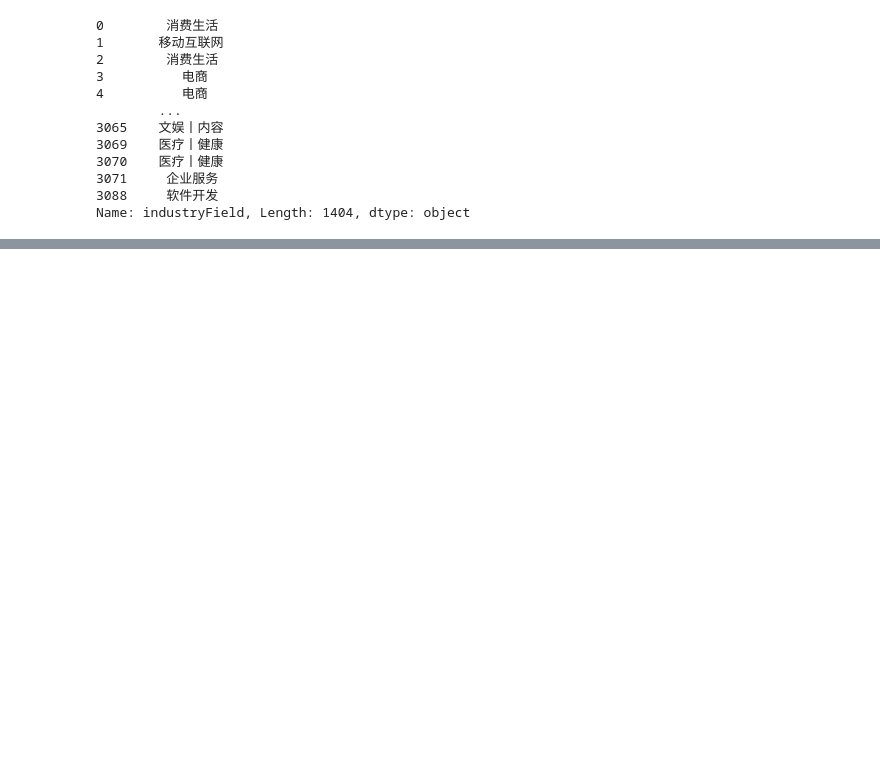
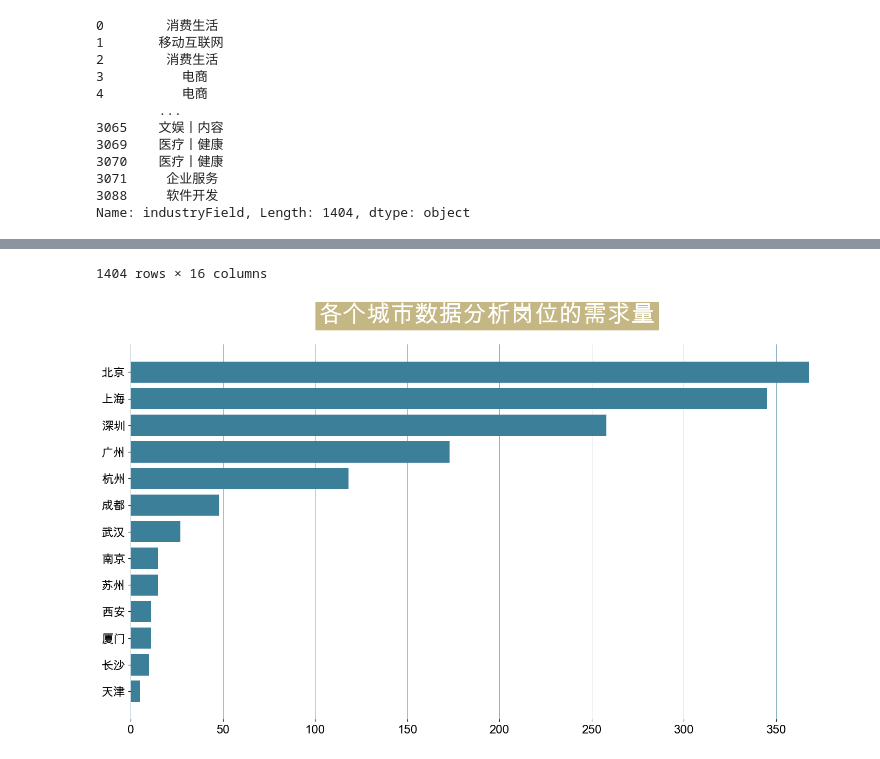
Before and after one commit to darrenli6/learnpy, a Jupyter notebook: machineL/dataAnalysis/index.ipynb, the cells around one changed output, grey strips where cells are left out. Drawn from its saved outputs; the diff is of its cells as text; code cells hidden in the pictures; blank space fills up the shorter version.

```diff
--- a/machineL/dataAnalysis/index.ipynb
+++ b/machineL/dataAnalysis/index.ipynb
@@ -118,0 +142,17 @@ Name: industryField, Length: 1404, dtype: object
+# %%
+# 设置字体
+plt.rcParams['font.family'] = 'Arial Unicode MS'
+plt.rcParams['font.size'] = 20
+# %%
+plt.figure(figsize=(17,9))
+cities = job["city"].value_counts()
+cities
+
+plt.barh(y =cities.index[::-1],
+        width = cities.values[::-1],color="#3c7f99")
+plt.box(False)
+plt.title(label = "各个城市数据分析岗位的需求量",fontsize=32,weight="bold",
+         color="white",backgroundcolor="#c5b783",pad=30)
+plt.tick_params(labelsize=16)
+plt.grid(axis='x',linewidth=0.5,color='#3c7f99')
+# %% [output]
@@ -118,0 +171,2 @@ Name: industryField, Length: 1404, dtype: object
+1404 rows × 16 columns
+[figure, added]
```
Also changed, not shown: parts of 5 cells of this notebook.
